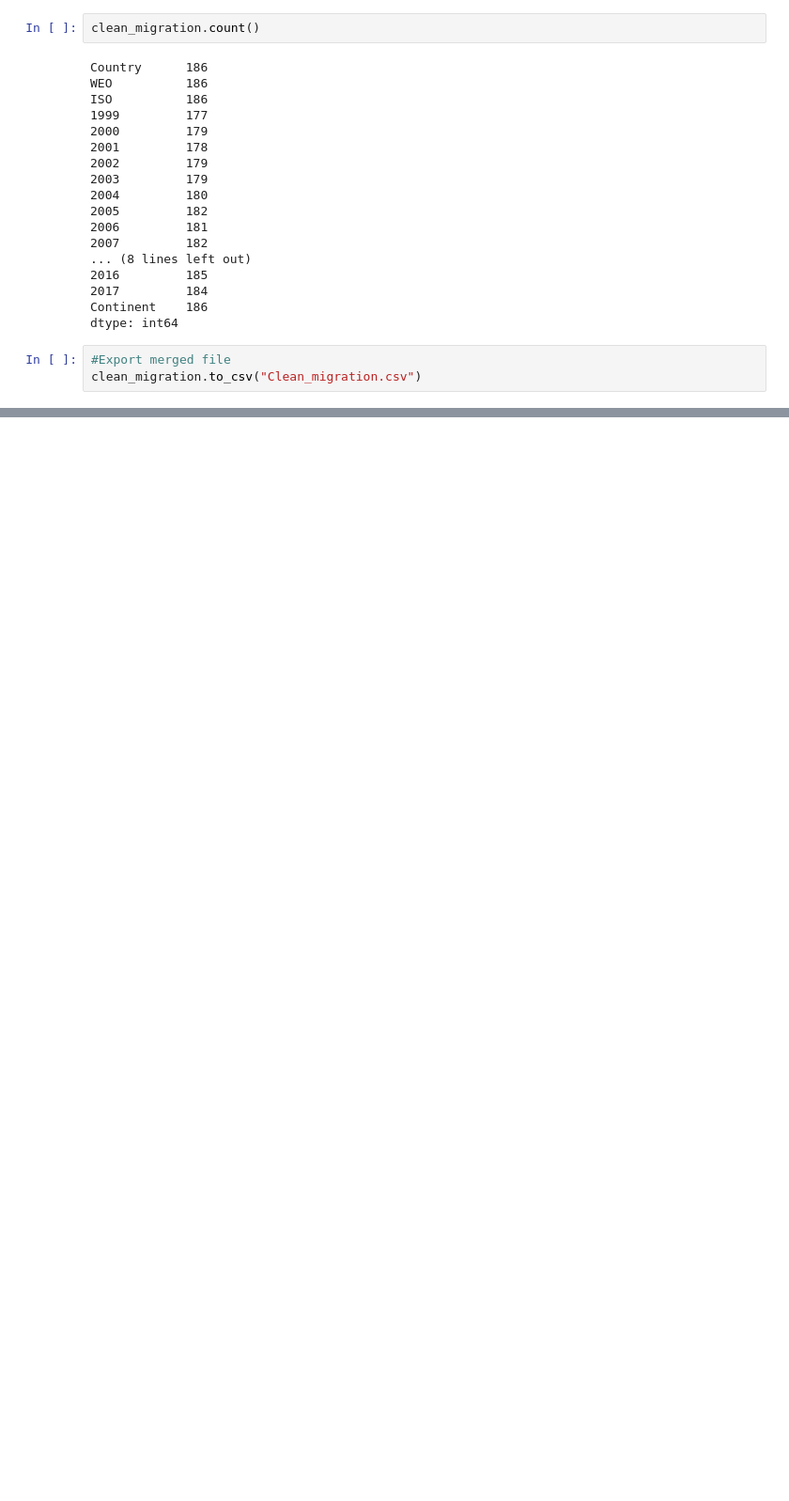
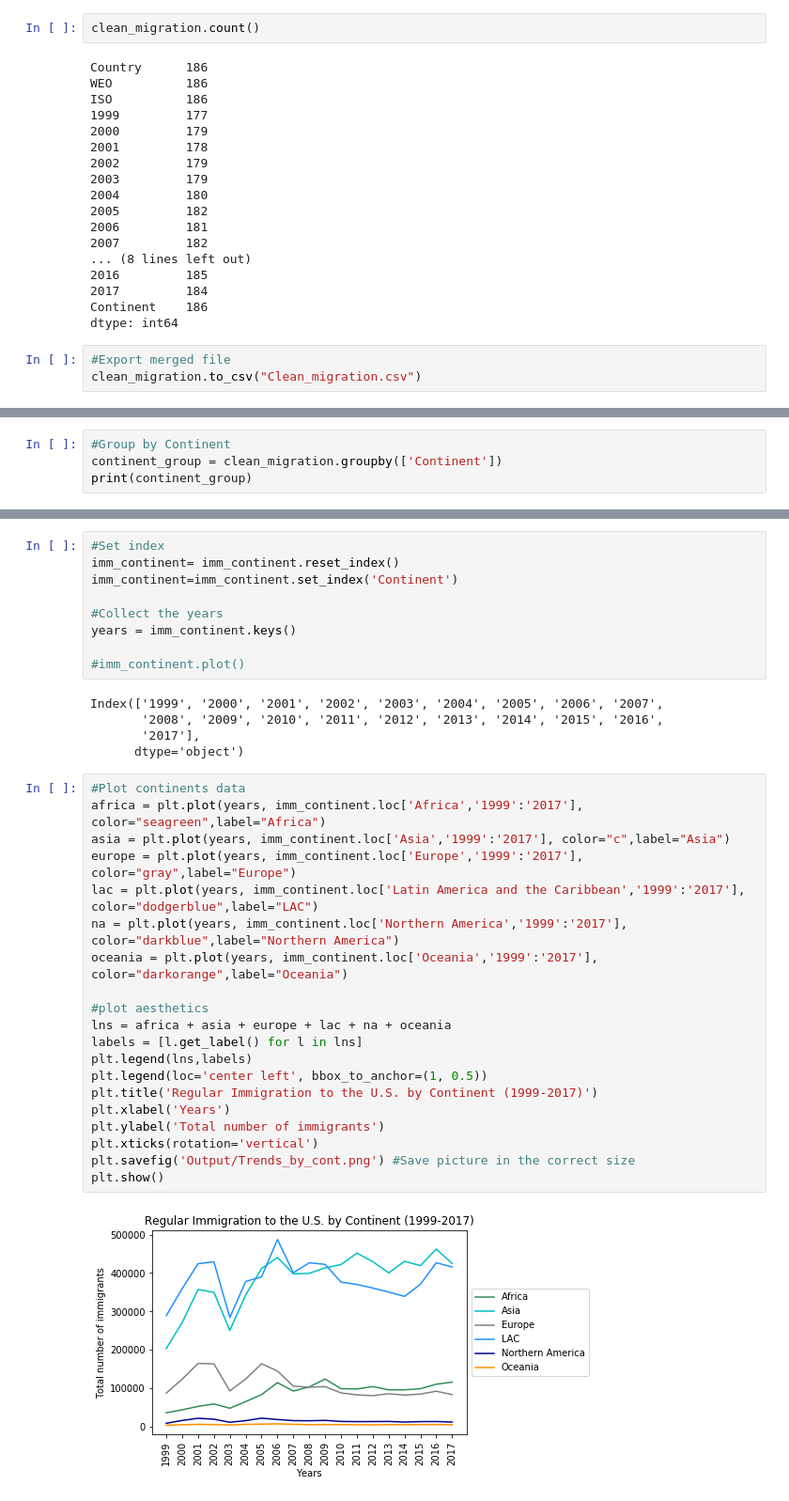
Before and after one commit to fafdenis/District_Coding_Project_1, a Jupyter notebook: Pre_analysis/Pre_analysis.ipynb, the cells around one changed output, grey strips where cells are left out. Shown: that part at 94% size. Saved outputs shown, nothing was run; the diff lists cells and outputs as text; blank space fills up the shorter version.

Commit message:
Updating branch with trend and top five plots

```diff
--- a/Pre_analysis/Pre_analysis.ipynb
+++ b/Pre_analysis/Pre_analysis.ipynb
@@ -173,0 +175,4 @@ clean_migration.to_csv("Clean_migration.csv")
+# %%
+#Group by Continent
+continent_group = clean_migration.groupby(['Continent'])
+print(continent_group)
@@ -173,0 +220,36 @@ clean_migration.to_csv("Clean_migration.csv")
+# %%
+#Set index
+imm_continent= imm_continent.reset_index()
+imm_continent=imm_continent.set_index('Continent')
+
+#Collect the years
+years = imm_continent.keys()
+
+#imm_continent.plot()
+# %% [output]
+Index(['1999', '2000', '2001', '2002', '2003', '2004', '2005', '2006', '2007',
+       '2008', '2009', '2010', '2011', '2012', '2013', '2014', '2015', '2016',
+       '2017'],
+      dtype='object')
+# %%
+#Plot continents data
+africa = plt.plot(years, imm_continent.loc['Africa','1999':'2017'], color="seagreen",label="Africa")
+asia = plt.plot(years, imm_continent.loc['Asia','1999':'2017'], color="c",label="Asia")
+europe = plt.plot(years, imm_continent.loc['Europe','1999':'2017'], color="gray",label="Europe")
+lac = plt.plot(years, imm_continent.loc['Latin America and the Caribbean','1999':'2017'], color="dodgerblue",label="LAC")
+na = plt.plot(years, imm_continent.loc['Northern America','1999':'2017'], color="darkblue",label="Northern America")
+oceania = plt.plot(years, imm_continent.loc['Oceania','1999':'2017'], color="darkorange",label="Oceania")
+
+#plot aesthetics
+lns = africa + asia + europe + lac + na + oceania
+labels = [l.get_label() for l in lns]
+plt.legend(lns,labels)
+plt.legend(loc='center left', bbox_to_anchor=(1, 0.5))
+plt.title('Regular Immigration to the U.S. by Continent (1999-2017)')
+plt.xlabel('Years')
+plt.ylabel('Total number of immigrants')
+plt.xticks(rotation='vertical')
+plt.savefig('Output/Trends_by_cont.png') #Save picture in the correct size
+plt.show()
+# %% [output]
+[figure, added]
```
Also changed, not shown: parts of 18 cells of this notebook, 3 other files.
